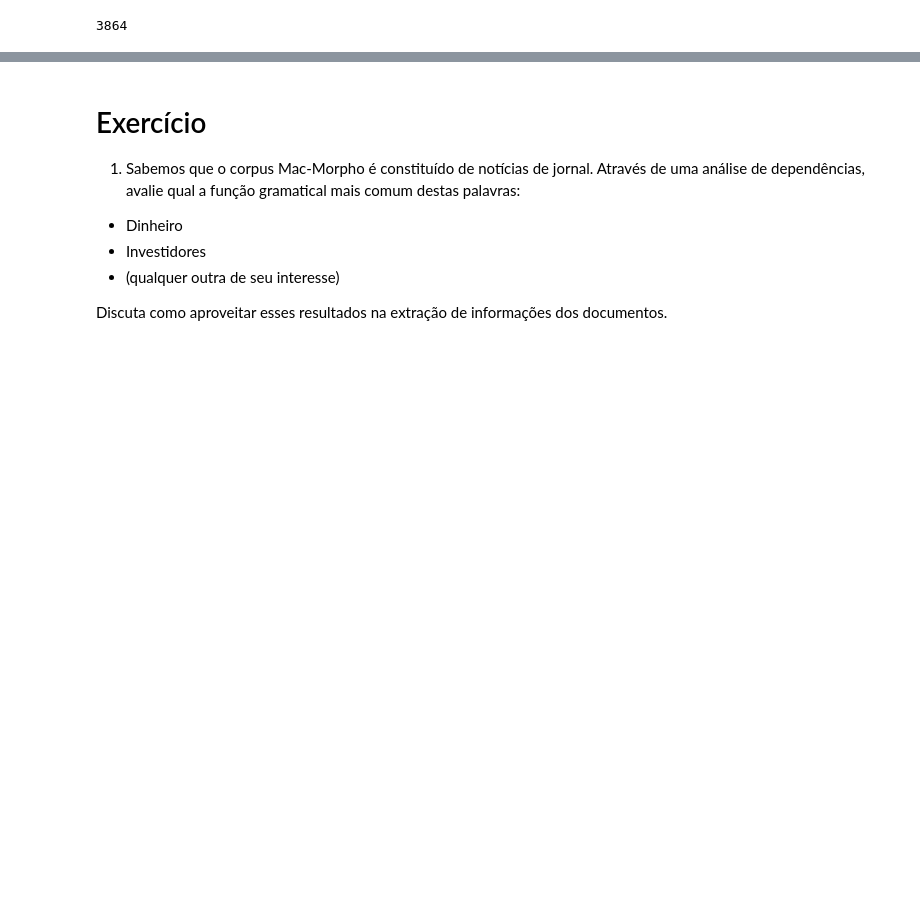
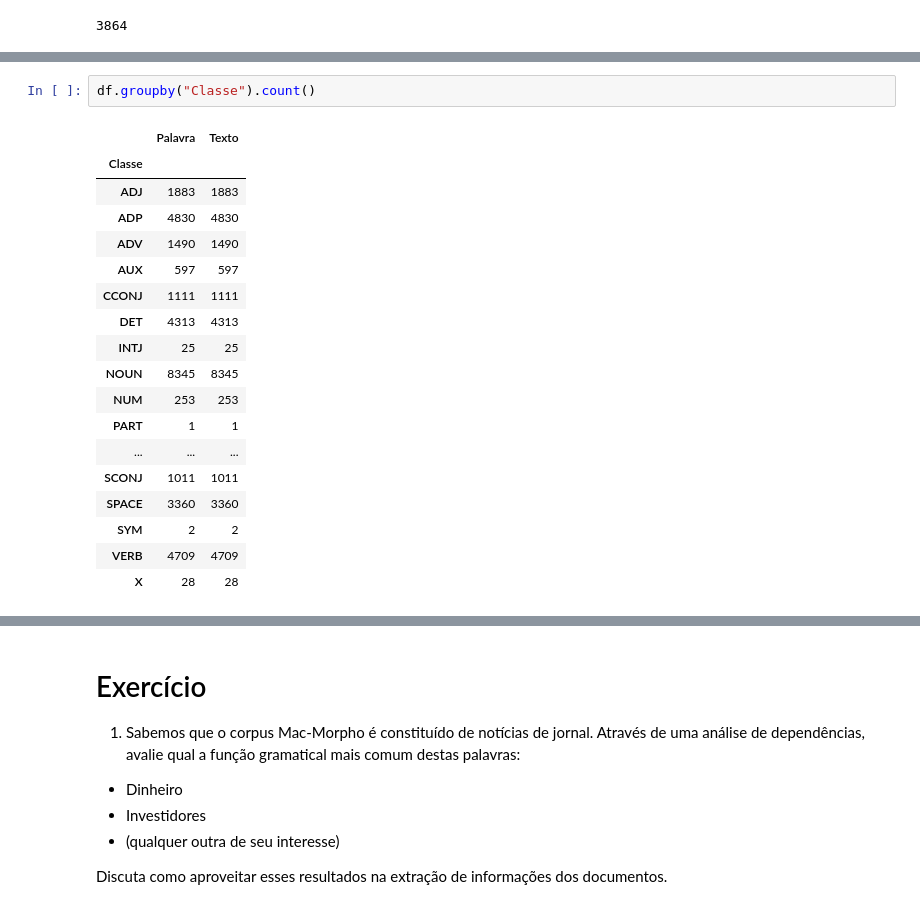
Before and after one commit to brunorosilva/ai_especialization_usp, a Jupyter notebook: IAD-010-Redes_Neurais_Recorrentes_e_Processamento_de_Linguagem_Natural/Trabalhos Resolvidos/Trabalho-1/POS_tagging_e_Dependências.ipynb, the cells around one changed output, grey strips where cells are left out. Cells and saved outputs as stored; diff of their text form; blank space fills up the shorter version.

```diff
--- a/IAD-010-Redes_Neurais_Recorrentes_e_Processamento_de_Linguagem_Natural/Trabalhos Resolvidos/Trabalho-1/POS_tagging_e_Dependências.ipynb
+++ b/IAD-010-Redes_Neurais_Recorrentes_e_Processamento_de_Linguagem_Natural/Trabalhos Resolvidos/Trabalho-1/POS_tagging_e_Dependências.ipynb
@@ -97,0 +388,21 @@ output_path.open("w", encoding="utf-8").write(svg)
+# %%
+df.groupby("Classe").count()
+# %% [output]
+|  | Palavra | Texto |
+| Classe |  |  |
+| ADJ | 1883 | 1883 |
+| ADP | 4830 | 4830 |
+| ADV | 1490 | 1490 |
+| AUX | 597 | 597 |
+| CCONJ | 1111 | 1111 |
+| DET | 4313 | 4313 |
+| INTJ | 25 | 25 |
+| NOUN | 8345 | 8345 |
+| NUM | 253 | 253 |
+| PART | 1 | 1 |
+| ... | ... | ... |
+| SCONJ | 1011 | 1011 |
+| SPACE | 3360 | 3360 |
+| SYM | 2 | 2 |
+| VERB | 4709 | 4709 |
+| X | 28 | 28 |
```
Also changed, not shown: parts of 47 cells of this notebook, 5 other files.
